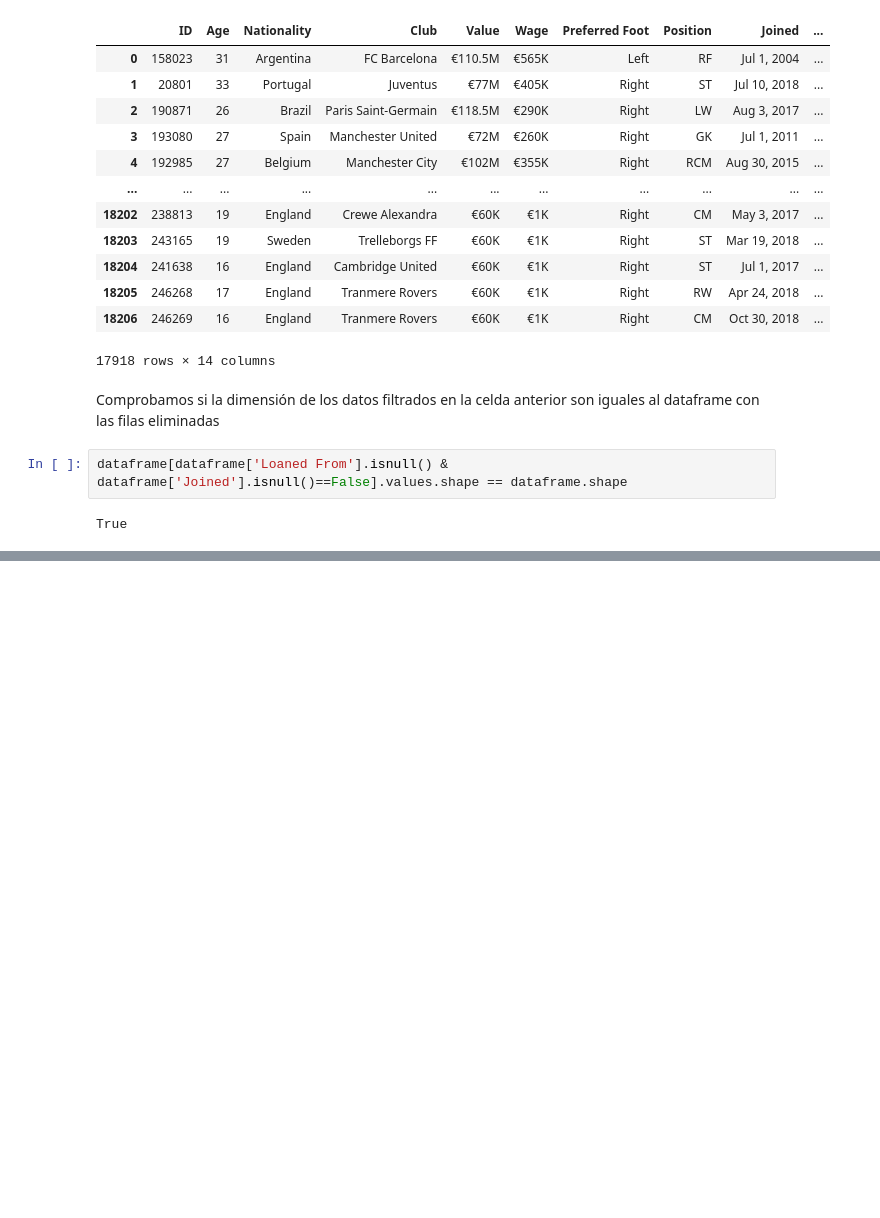
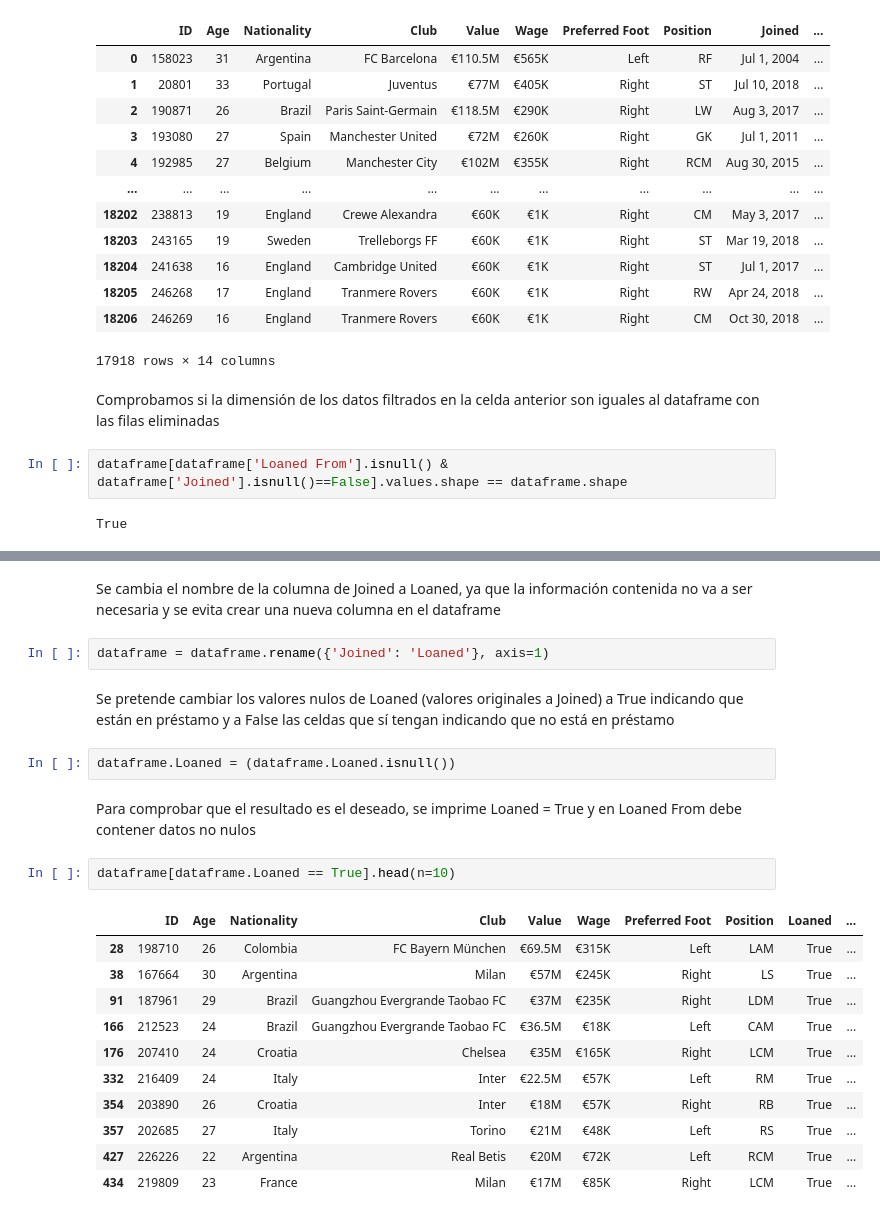
Before and after one commit to GAPPLabs/DataScienceProject, a Jupyter notebook: Proyecto.ipynb, the cells around one changed output, grey strips where cells are left out. Drawn from its saved outputs; the diff is of its cells as text; blank space fills up the shorter version.

```diff
--- a/Proyecto.ipynb
+++ b/Proyecto.ipynb
@@ -224,0 +209,24 @@ Comprobación del tipo de dato de cada columna del marco de datos
+# %% [markdown]
+Se cambia el nombre de la columna de Joined a Loaned, ya que la información contenida no va a ser necesaria y se evita crear una nueva columna en el dataframe
+# %%
+dataframe = dataframe.rename({'Joined': 'Loaned'}, axis=1)
+# %% [markdown]
+Se pretende cambiar los valores nulos de Loaned (valores originales a Joined) a True indicando que están en préstamo y a False las celdas que sí tengan indicando que no está en préstamo
+# %%
+dataframe.Loaned = (dataframe.Loaned.isnull())
+# %% [markdown]
+Para comprobar que el resultado es el deseado, se imprime Loaned = True y en Loaned From debe contener datos no nulos
+# %%
+dataframe[dataframe.Loaned == True].head(n=10)
+# %% [output]
+|  | ID | Age | Nationality | Club | Value | Wage | Preferred Foot | Position | Loaned | ... |
+| 28 | 198710 | 26 | Colombia | FC Bayern München | €69.5M | €315K | Left | LAM | True | ... |
+| 38 | 167664 | 30 | Argentina | Milan | €57M | €245K | Right | LS | True | ... |
+| 91 | 187961 | 29 | Brazil | Guangzhou Evergrande Taobao FC | €37M | €235K | Right | LDM | True | ... |
+| 166 | 212523 | 24 | Brazil | Guangzhou Evergrande Taobao FC | €36.5M | €18K | Left | CAM | True | ... |
+| 176 | 207410 | 24 | Croatia | Chelsea | €35M | €165K | Right | LCM | True | ... |
+| 332 | 216409 | 24 | Italy | Inter | €22.5M | €57K | Left | RM | True | ... |
+| 354 | 203890 | 26 | Croatia | Inter | €18M | €57K | Right | RB | True | ... |
+| 357 | 202685 | 27 | Italy | Torino | €21M | €48K | Left | RS | True | ... |
+| 427 | 226226 | 22 | Argentina | Real Betis | €20M | €72K | Left | RCM | True | ... |
+| 434 | 219809 | 23 | France | Milan | €17M | €85K | Right | LCM | True | ... |
```
Also changed, not shown: parts of 21 cells of this notebook.
